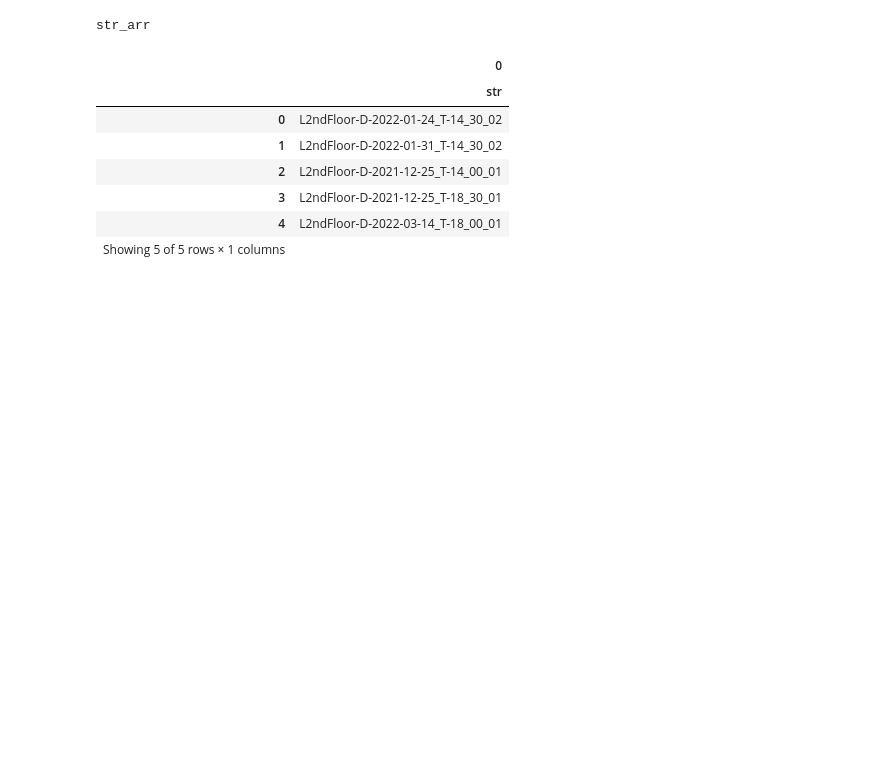
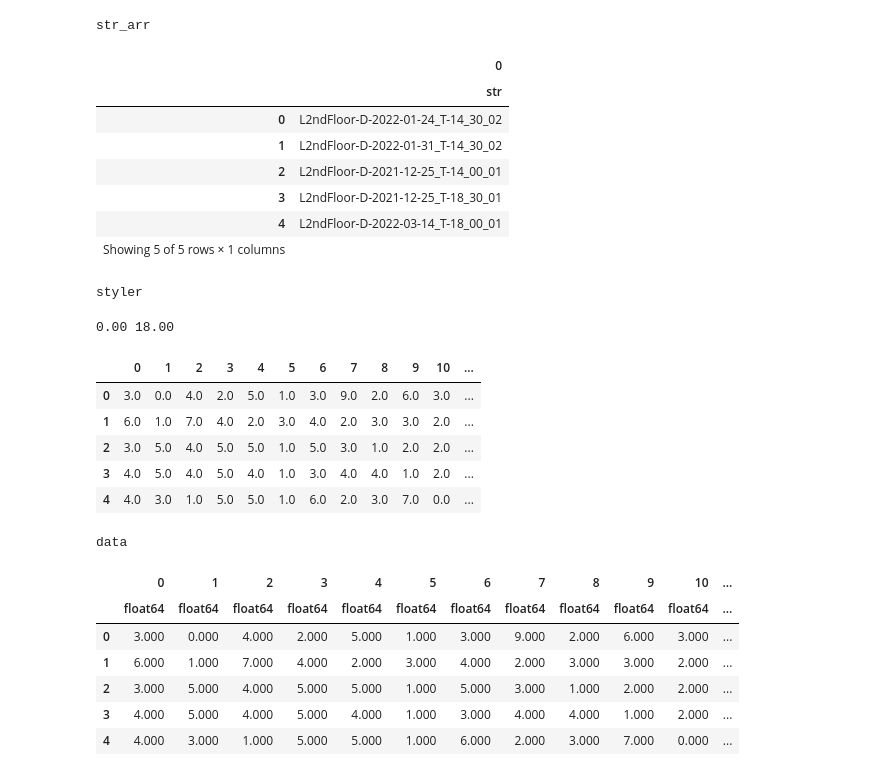
Before and after one commit to akseldkw07/kretsinger, a Jupyter notebook: kret_np_pd/notebooks/dtt.ipynb, the cells around one changed output. Saved outputs shown, nothing was run; the diff lists cells and outputs as text; code cells hidden in the pictures; blank space fills up the shorter version.

Commit message:
dtt-heatmap-fixes (#86)
Modified:
- matplot_helper.py
- plot_heatmap.py
- dataset_to_table.py
- dtt.ipynb
- UTILS_optuna.py
- custom_transformers.py

```diff
--- a/kret_np_pd/notebooks/dtt.ipynb
+++ b/kret_np_pd/notebooks/dtt.ipynb
@@ -105,3 +105,25 @@ str_arr
 | 3 | L2ndFloor-D-2021-12-25_T-18_30_01 |
 | 4 | L2ndFloor-D-2022-03-14_T-18_00_01 |
 | Showing 5 of 5 rows × 1 columns |  |
+# %%
+styler = UKS_MPL.heatmap_styler(out_multi.x, cmap="Reds")
+# styler
+# %%
+UKS_NP_PD.dtt([styler, out_multi.x], titles=["styler", "data"], how="head")
+# %% [output]
+styler
+0.00 18.00
+|  | 0 | 1 | 2 | 3 | 4 | 5 | 6 | 7 | 8 | 9 | 10 | ... |
+| 0 | 3.0 | 0.0 | 4.0 | 2.0 | 5.0 | 1.0 | 3.0 | 9.0 | 2.0 | 6.0 | 3.0 | ... |
+| 1 | 6.0 | 1.0 | 7.0 | 4.0 | 2.0 | 3.0 | 4.0 | 2.0 | 3.0 | 3.0 | 2.0 | ... |
+| 2 | 3.0 | 5.0 | 4.0 | 5.0 | 5.0 | 1.0 | 5.0 | 3.0 | 1.0 | 2.0 | 2.0 | ... |
+| 3 | 4.0 | 5.0 | 4.0 | 5.0 | 4.0 | 1.0 | 3.0 | 4.0 | 4.0 | 1.0 | 2.0 | ... |
+| 4 | 4.0 | 3.0 | 1.0 | 5.0 | 5.0 | 1.0 | 6.0 | 2.0 | 3.0 | 7.0 | 0.0 | ... |
+data
+|  | 0 | 1 | 2 | 3 | 4 | 5 | 6 | 7 | 8 | 9 | 10 | ... |
+|  | float64 | float64 | float64 | float64 | float64 | float64 | float64 | float64 | float64 | float64 | float64 | ... |
+| 0 | 3.000 | 0.000 | 4.000 | 2.000 | 5.000 | 1.000 | 3.000 | 9.000 | 2.000 | 6.000 | 3.000 | ... |
+| 1 | 6.000 | 1.000 | 7.000 | 4.000 | 2.000 | 3.000 | 4.000 | 2.000 | 3.000 | 3.000 | 2.000 | ... |
+| 2 | 3.000 | 5.000 | 4.000 | 5.000 | 5.000 | 1.000 | 5.000 | 3.000 | 1.000 | 2.000 | 2.000 | ... |
+| 3 | 4.000 | 5.000 | 4.000 | 5.000 | 4.000 | 1.000 | 3.000 | 4.000 | 4.000 | 1.000 | 2.000 | ... |
+| 4 | 4.000 | 3.000 | 1.000 | 5.000 | 5.000 | 1.000 | 6.000 | 2.000 | 3.000 | 7.000 | 0.000 | ... |
```
Also changed, not shown: parts of 2 cells of this notebook, 5 other files.
